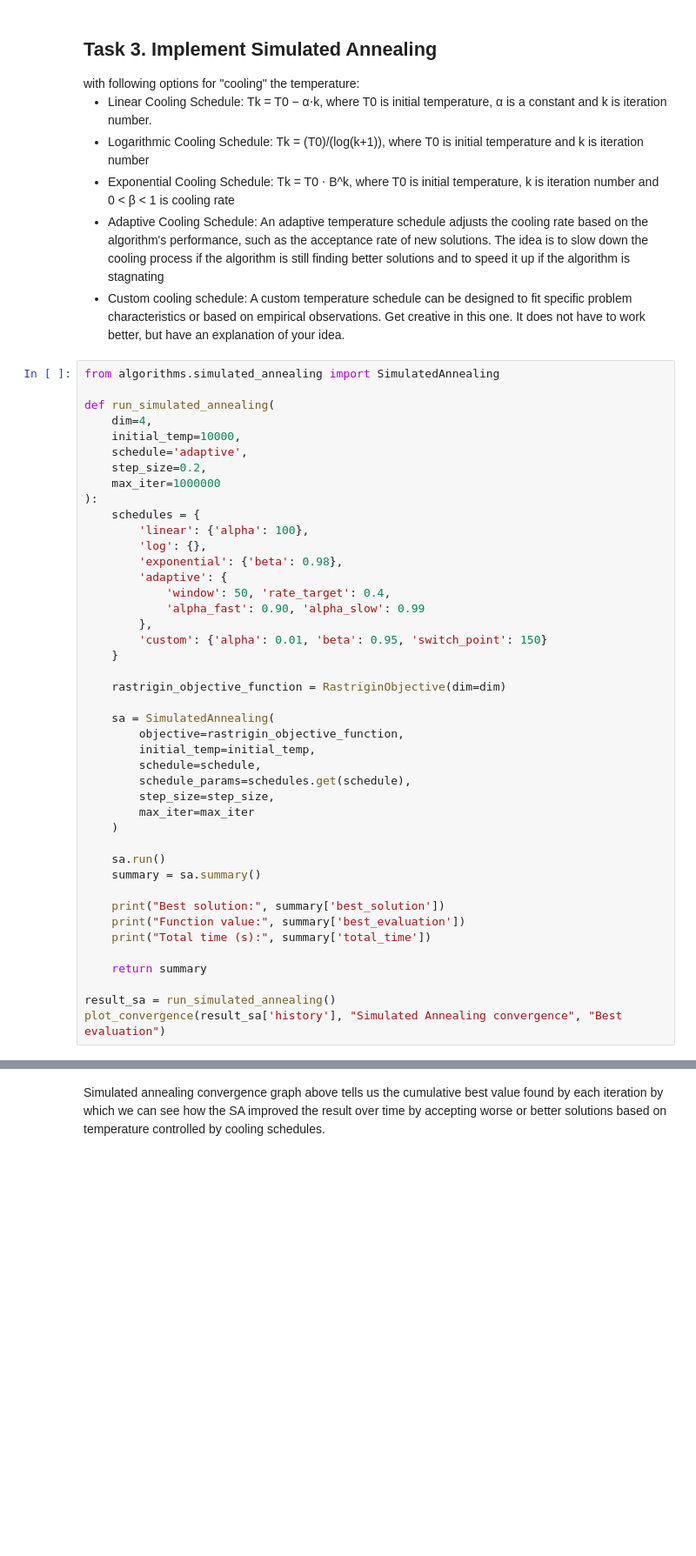
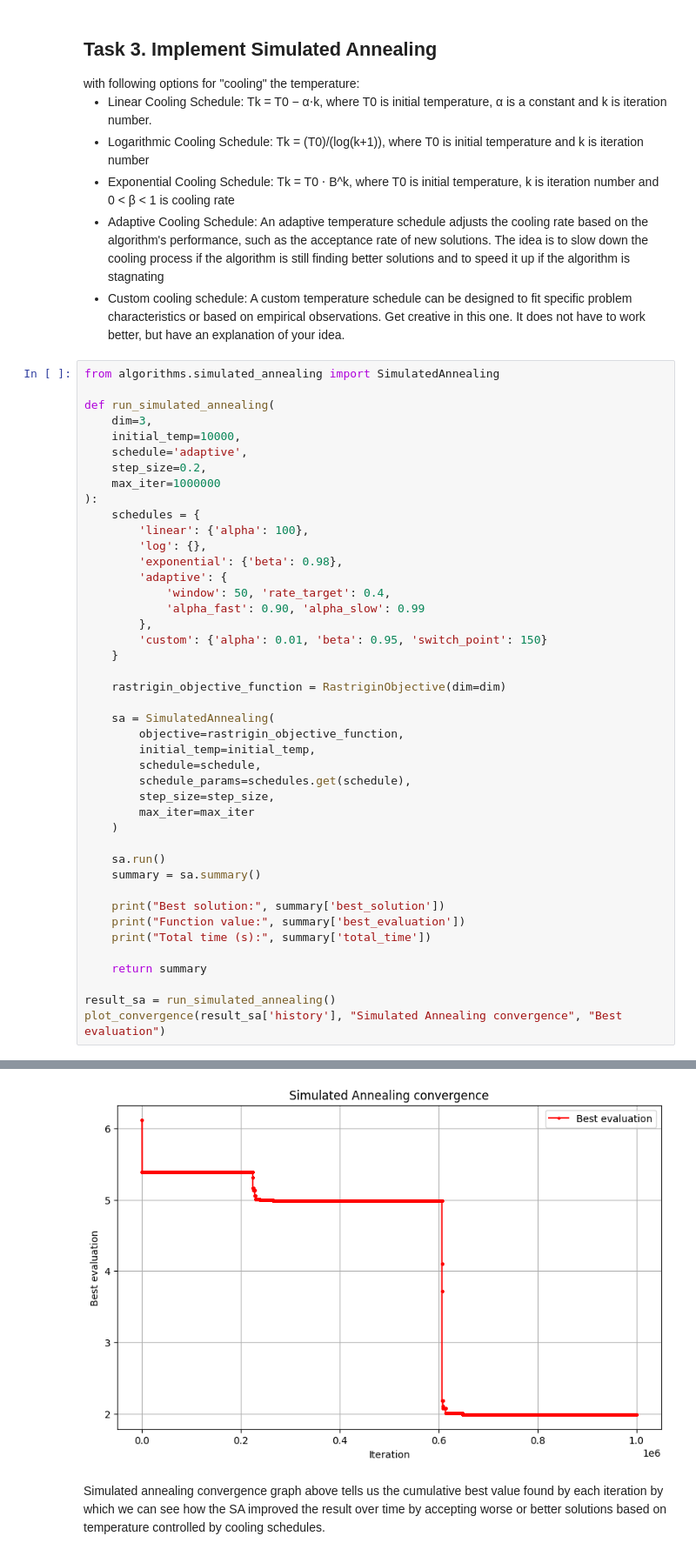
Before and after one commit to MarioSomodi/Optimization-Algorithms, a Jupyter notebook: OABOEC_Project_Mario_Somodi.ipynb, the cells around one changed output, grey strips where cells are left out. Shown at 87% size. Cells and saved outputs as stored; diff of their text form; blank space fills up the shorter version.

```diff
--- a/OABOEC_Project_Mario_Somodi.ipynb
+++ b/OABOEC_Project_Mario_Somodi.ipynb
@@ -350,7 +369,7 @@ The total runtime scales almost perfectly linearly with the product of max‐ite
 from algorithms.simulated_annealing import SimulatedAnnealing
 
 def run_simulated_annealing(
-    dim=4,
+    dim=3,
     initial_temp=10000,
     schedule='adaptive',
     step_size=0.2,
@@ -389,3 +408,4 @@ def run_simulated_annealing(
 
 result_sa = run_simulated_annealing()
 plot_convergence(result_sa['history'], "Simulated Annealing convergence", "Best evaluation")
+# %% [output]
@@ -392,3 +415,4 @@ plot_convergence(result_sa['history'], "Simulated Annealing convergence", "Best
+[figure, added]
 # %% [markdown]
 Simulated annealing convergence graph above tells us the cumulative best value found by each iteration by which we can see how the SA improved the result over time by accepting worse or better solutions based on temperature controlled by cooling schedules.
 # %% [markdown]
```
Also changed, not shown: parts of 11 cells of this notebook, 2 other files.
